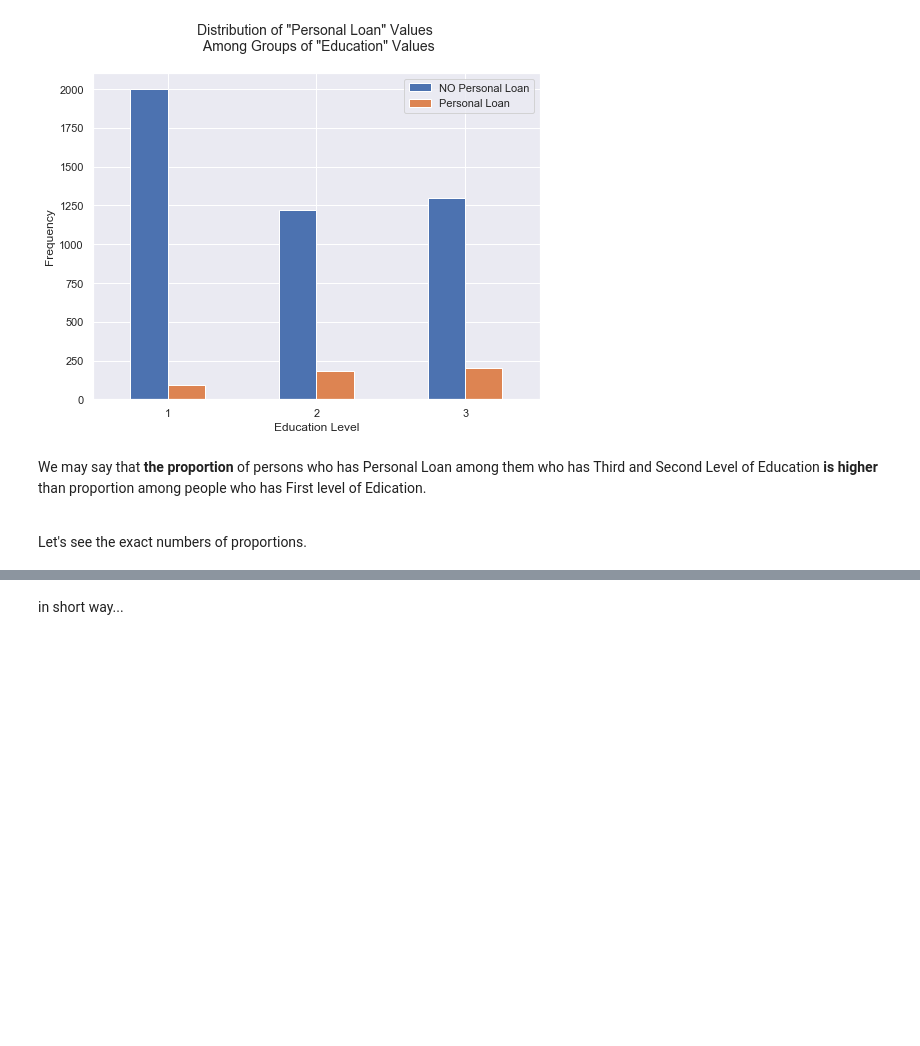
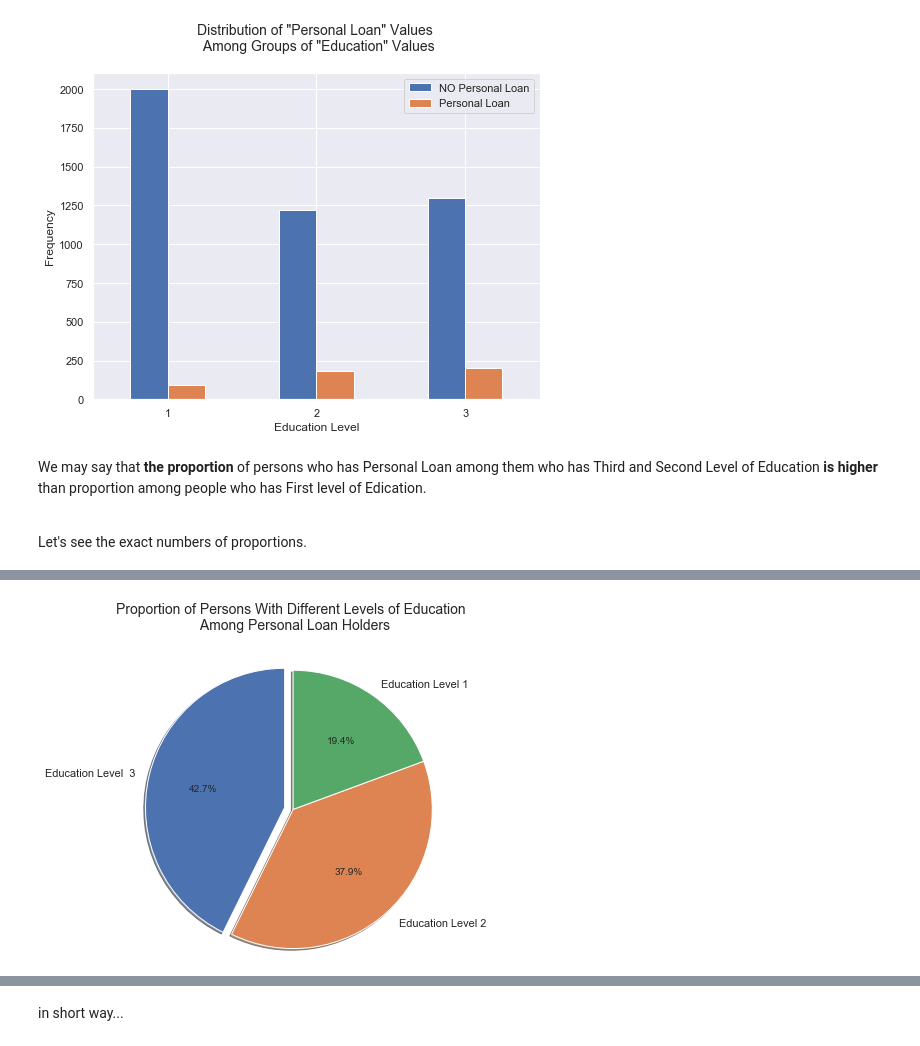
Before and after one commit to Alex-Romanenko/Bank_Looking_For_Clients, a Jupyter notebook: 00_main.ipynb, the cells around one changed output, grey strips where cells are left out. Cells and saved outputs as stored; diff of their text form; code cells hidden in the pictures; blank space fills up the shorter version.

```diff
--- a/00_main.ipynb
+++ b/00_main.ipynb
@@ -914,0 +935,9 @@ SyntaxError: invalid syntax (<ipython-input-339-7db5fb4f86ec>, line 2)
+# %%
+plt.axis('equal')
+plt.title('Proportion of Persons With Different Levels of Education \n Among Personal Loan Holders', \
+          fontsize = 14, y = 1.3)
+labels = ['Education Level  3',' Education Level 2','Education Level 1']
+plt.pie(series_edu_4, labels = labels, autopct= '%1.1f%%',shadow = True,explode = (0.1, 0, 0), radius = 1.6, startangle = 90);
+plt.savefig('Proportion_edu_levels_among_PL.png');
+# %% [output]
+[figure, added]
```
Also changed, not shown: parts of 52 cells of this notebook.
